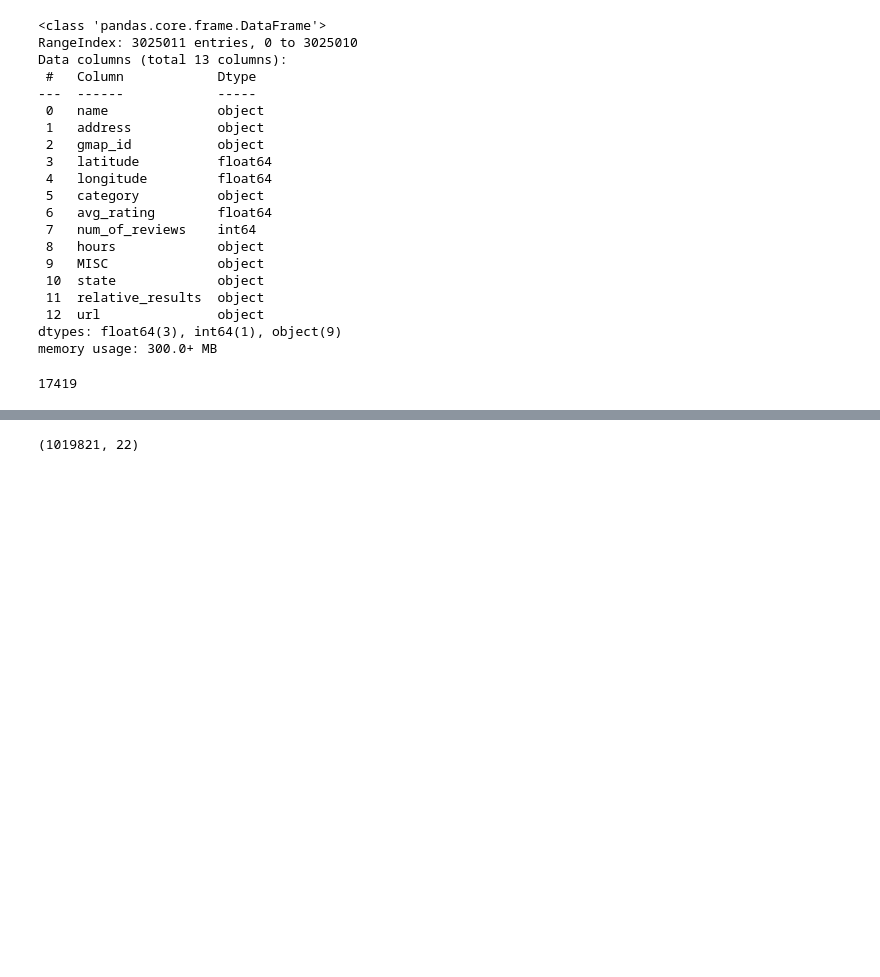
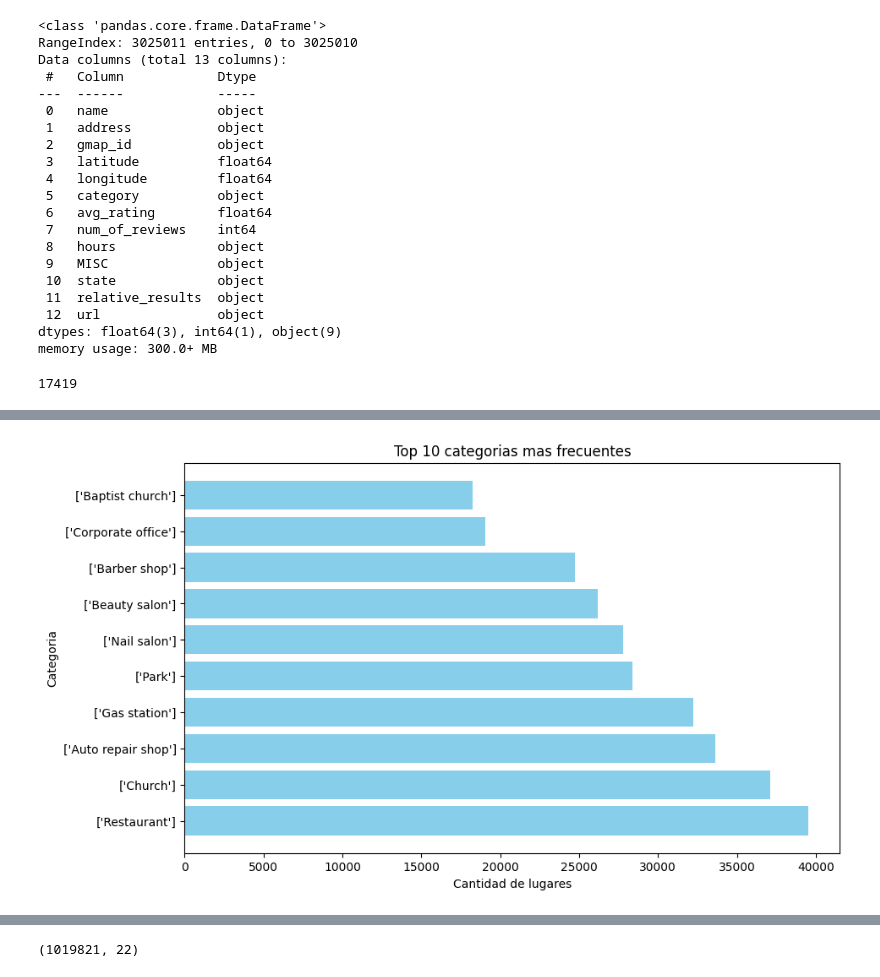
Before and after one commit to Constanzafl/Proyecto_Final, a Jupyter notebook: Sprint 2/EDA/EDAmetadata.ipynb, the cells around one changed output, grey strips where cells are left out. Drawn from its saved outputs; the diff is of its cells as text; code cells hidden in the pictures; blank space fills up the shorter version.

```diff
--- a/Sprint 2/EDA/EDAmetadata.ipynb
+++ b/Sprint 2/EDA/EDAmetadata.ipynb
@@ -131,0 +156,13 @@ metadata.category.isna().sum()
+# %%
+cate= metadata[['category','name']].groupby('category').count()
+cate_sorted= cate.sort_values(ascending=False, by='name')
+cate_sorted10=cate_sorted.head(10)
+# %%
+plt.figure(figsize=(10, 6))
+plt.barh(cate_sorted10.index, cate_sorted10['name'], color='skyblue')
+plt.xlabel('Cantidad de lugares')
+plt.ylabel('Categoria')
+plt.title('Top 10 categorias mas frecuentes')
+plt.show()
+# %% [output]
+[figure, added]
```
Also changed, not shown: parts of 15 cells of this notebook, 1 other file.
